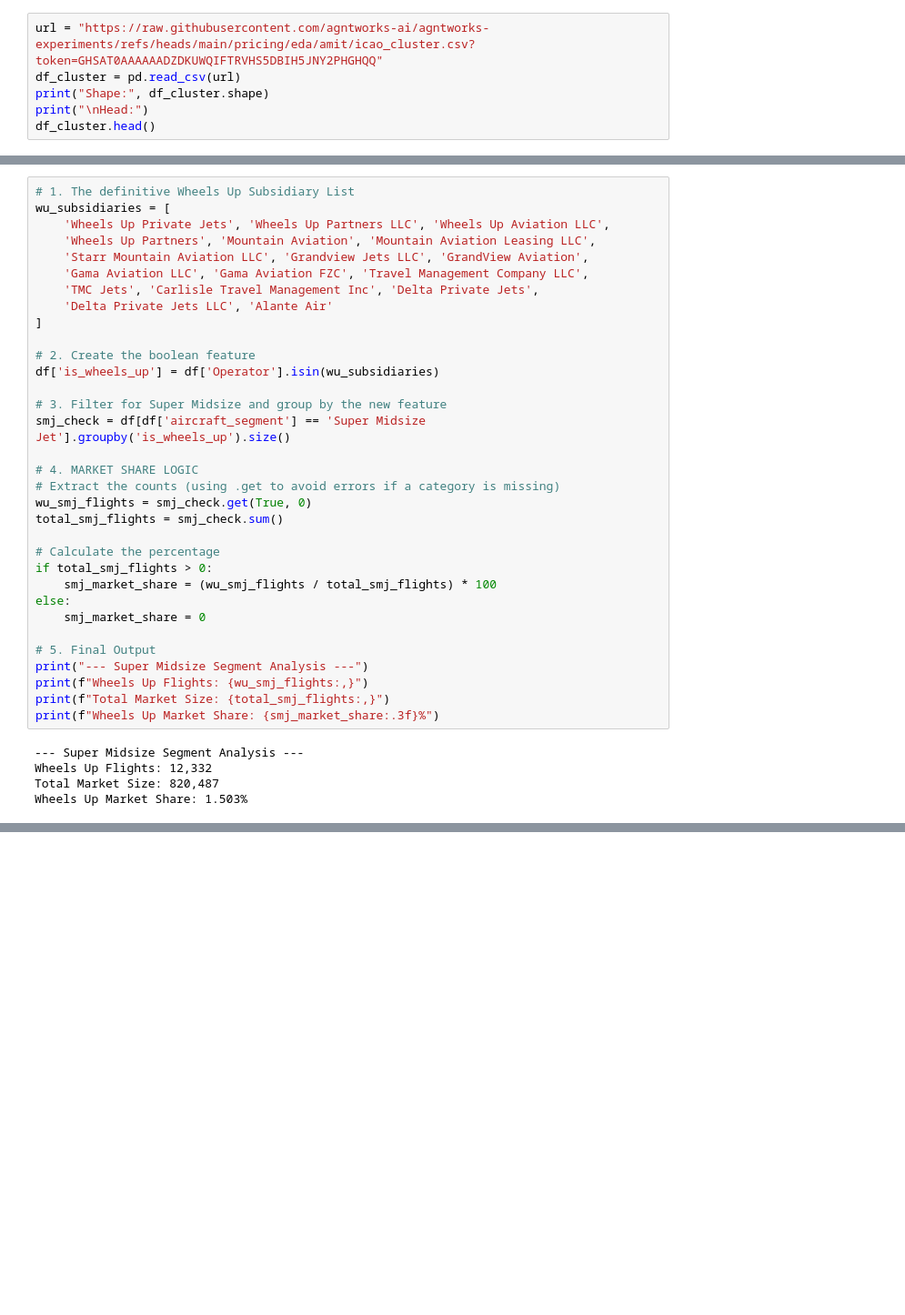
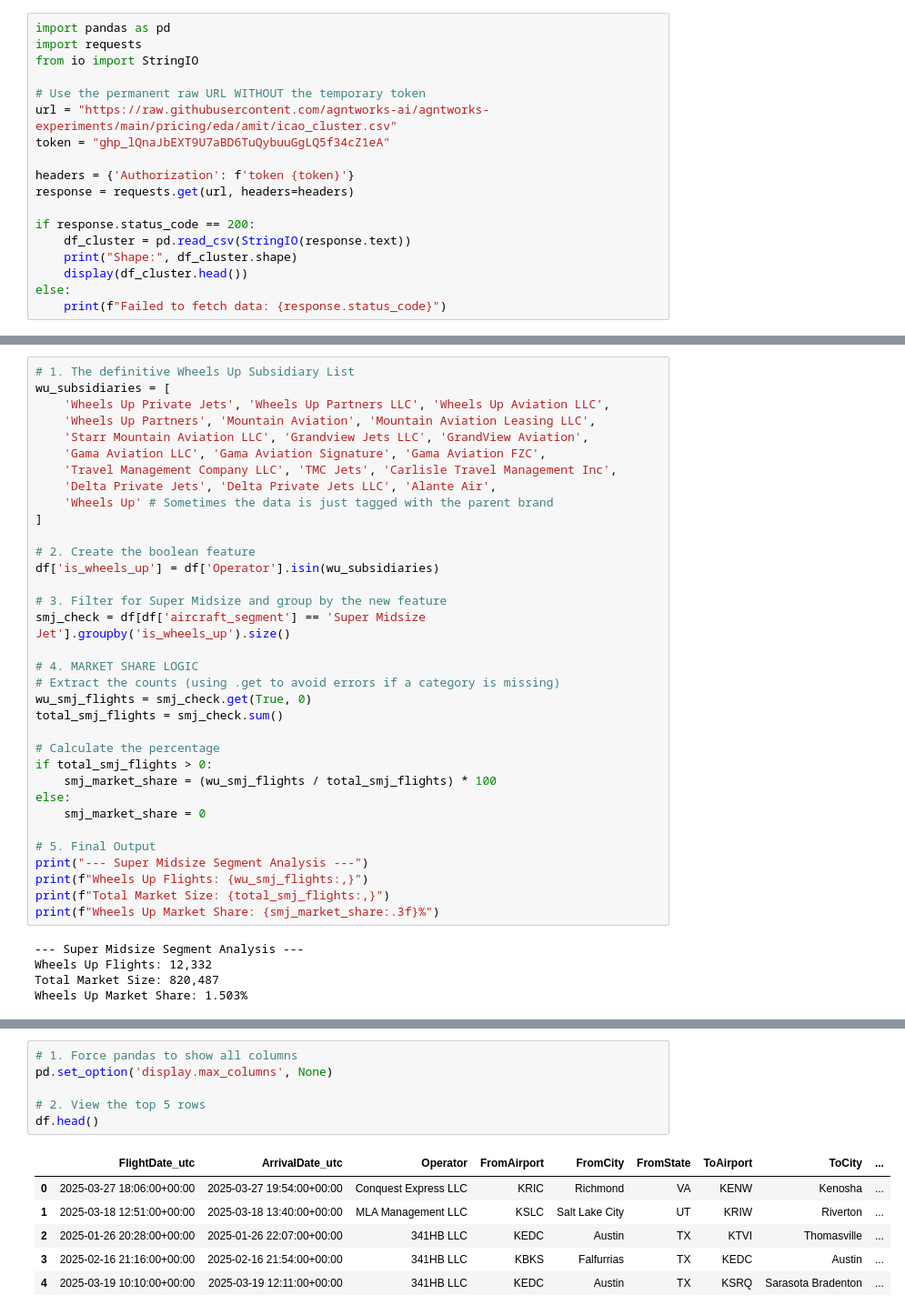
Before and after one commit to tausif-agntworksai/flight-pipeline, a Jupyter notebook: pricing/eda/rohit/wingx_2025_analysis_rs_v1.ipynb, the cells around one changed output, grey strips where cells are left out. Shown at 91% size. Cells and saved outputs as stored; diff of their text form; blank space fills up the shorter version.

```diff
--- a/pricing/eda/rohit/wingx_2025_analysis_rs_v1.ipynb
+++ b/pricing/eda/rohit/wingx_2025_analysis_rs_v1.ipynb
@@ -221,10 +221,22 @@ Northern Jet Management Inc            11084            0.30
 Thrive Aviation                         9803            0.27
 Other Operators (14,878 total)       2546743           70.03
 # %%
-url = "https://raw.githubusercontent.com/agntworks-ai/agntworks-experiments/refs/heads/main/pricing/eda/amit/icao_cluster.csv?token=GHSAT0AAAAAADZDKUWQIFTRVHS5DBIH5JNY2PHGHQQ"
-df_cluster = pd.read_csv(url)
-print("Shape:", df_cluster.shape)
-print("\nHead:")
-df_cluster.head()
+import pandas as pd
+import requests
+from io import StringIO
+
+# Use the permanent raw URL WITHOUT the temporary token
+url = "https://raw.githubusercontent.com/agntworks-ai/agntworks-experiments/main/pricing/eda/amit/icao_cluster.csv"
+token = "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"
+
+headers = {'Authorization': f'token {token}'}
+response = requests.get(url, headers=headers)
+
+if response.status_code == 200:
+    df_cluster = pd.read_csv(StringIO(response.text))
+    print("Shape:", df_cluster.shape)
+    display(df_cluster.head())
+else:
+    print(f"Failed to fetch data: {response.status_code}")
 # %% [output]
 Shape: (38851, 2)
@@ -418,9 +428,10 @@ wu_subsidiaries = [
     'Wheels Up Private Jets', 'Wheels Up Partners LLC', 'Wheels Up Aviation LLC',
     'Wheels Up Partners', 'Mountain Aviation', 'Mountain Aviation Leasing LLC',
     'Starr Mountain Aviation LLC', 'Grandview Jets LLC', 'GrandView Aviation',
-    'Gama Aviation LLC', 'Gama Aviation FZC', 'Travel Management Company LLC',
-    'TMC Jets', 'Carlisle Travel Management Inc', 'Delta Private Jets',
-    'Delta Private Jets LLC', 'Alante Air'
+    'Gama Aviation LLC', 'Gama Aviation Signature', 'Gama Aviation FZC',
+    'Travel Management Company LLC', 'TMC Jets', 'Carlisle Travel Management Inc',
+    'Delta Private Jets', 'Delta Private Jets LLC', 'Alante Air',
+    'Wheels Up' # Sometimes the data is just tagged with the parent brand
 ]
 
 # 2. Create the boolean feature
@@ -452,0 +685,13 @@ Wheels Up Market Share: 1.503%
+# %%
+# 1. Force pandas to show all columns
+pd.set_option('display.max_columns', None)
+
+# 2. View the top 5 rows
+df.head()
+# %% [output]
+|  | FlightDate_utc | ArrivalDate_utc | Operator | FromAirport | FromCity | FromState | ToAirport | ToCity | ... |
+| 0 | 2025-03-27 18:06:00+00:00 | 2025-03-27 19:54:00+00:00 | Conquest Express LLC | KRIC | Richmond | VA | KENW | Kenosha | ... |
+| 1 | 2025-03-18 12:51:00+00:00 | 2025-03-18 13:40:00+00:00 | MLA Management LLC | KSLC | Salt Lake City | UT | KRIW | Riverton | ... |
+| 2 | 2025-01-26 20:28:00+00:00 | 2025-01-26 22:07:00+00:00 | 341HB LLC | KEDC | Austin | TX | KTVI | Thomasville | ... |
+| 3 | 2025-02-16 21:16:00+00:00 | 2025-02-16 21:54:00+00:00 | 341HB LLC | KBKS | Falfurrias | TX | KEDC | Austin | ... |
+| 4 | 2025-03-19 10:10:00+00:00 | 2025-03-19 12:11:00+00:00 | 341HB LLC | KEDC | Austin | TX | KSRQ | Sarasota Bradenton | ... |
```
Also changed, not shown: parts of 10 cells of this notebook, 1 other file.
